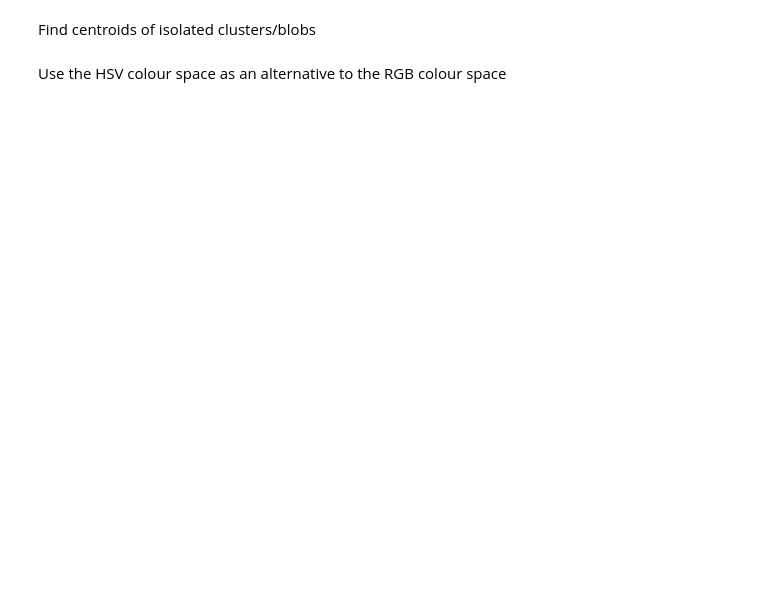
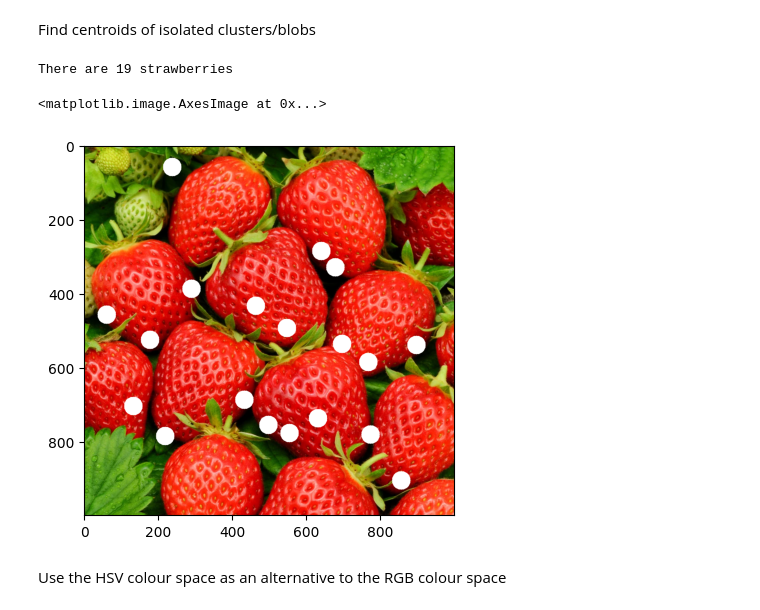
Before and after one commit to Endoefa/ovo, a Jupyter notebook: Tutorial_4.ipynb, the cells around one changed output. Cells and saved outputs as stored; diff of their text form; code cells hidden in the pictures; blank space fills up the shorter version.

```diff
--- a/Tutorial_4.ipynb
+++ b/Tutorial_4.ipynb
@@ -104,18 +262,61 @@ plt.title("close & erosion2")
 # %% [markdown]
 Find centroids of isolated clusters/blobs
-# %%
-display = colour.copy()
-labels, nlabels = ndimage.label(erosion2)  # Label features in an array. Any non-zero values in input are counted as features and zero values are considered the background.
-print("There are " + str(nlabels) + " strawberries")
-
-centroid = ndimage.center_of_mass(erosion2, labels, np.arange(nlabels) + 1 ) # calculate the center of mass of the values of an array at labels.
-
-# draw circles representing the centroids
-for cen in centroid:
-  display = cv2.circle(display, (cen[1].astype(int), cen[0].astype(int)), radius=25, color=(255, 255, 255), thickness=-1)
-
-plt.figure()
-plt.imshow(display[:,:,::-1])
+# %%
+# 复制彩色原图，用来画标记，避免修改原来的colour
+display = colour.copy()
+
+# 找出erosion2中的连通区域，并给每个区域分配一个编号
+# 0是背景，非零像素（这里是255）属于前景
+# 默认按4连通判断：上下左右相连的前景像素属于同一区域
+#
+# labels：与图像大小相同的编号矩阵
+#         背景位置为0，第一个区域的像素为1，第二个区域为2……
+# nlabels：找到的区域总数，不包含背景
+labels, nlabels = ndimage.label(erosion2)
+
+# 将连通区域的数量作为预测的草莓数量，打印出来
+# str(nlabels)：把数字转成字符串，方便和文字拼接
+print("There are " + str(nlabels) + " strawberries")
+
+
+# 计算每个连通区域的质心，也就是按像素值加权的中心位置
+# 这里前景像素全部为255，因此等价于计算每个区域的像素坐标平均值
+#
+# erosion2：用于计算的二值图
+# labels：告诉函数每个像素属于哪个区域
+# np.arange(nlabels) + 1：生成要计算的区域编号
+# 例如有3个区域，就得到[1, 2, 3]，不计算背景0
+#
+# centroid保存各区域的中心，每个中心的格式是(行, 列)，即(y, x)
+centroid = ndimage.center_of_mass(
+    erosion2, labels, np.arange(nlabels) + 1
+)
+
+
+# 遍历每个区域的中心，在彩色原图上画一个白色实心圆
+for cen in centroid:
+
+    # OpenCV要求坐标顺序为(x, y)，因此要把(行, 列)交换
+    # int(...)：将中心的小数坐标转换为整数像素坐标
+    center = (int(cen[1]), int(cen[0]))
+
+    display = cv2.circle(
+        display,                # 在这张图片上画
+        center,                 # 圆心坐标(x, y)
+        radius=25,              # 半径25像素
+        color=(255, 255, 255),   # 白色，BGR三个通道都为255
+        thickness=-1            # -1表示填满圆内部
+    )
+
+# 新建画布
+plt.figure()
+
+# 将BGR通道顺序反转为RGB，让Matplotlib正确显示颜色
+plt.imshow(display[:, :, ::-1])
+# %% [output]
+There are 19 strawberries
+<matplotlib.image.AxesImage at 0x...>
+[figure, added]
 # %% [markdown]
 Use the HSV colour space as an alternative to the RGB colour space
 # %%
```
Also changed, not shown: parts of 4 cells of this notebook.
